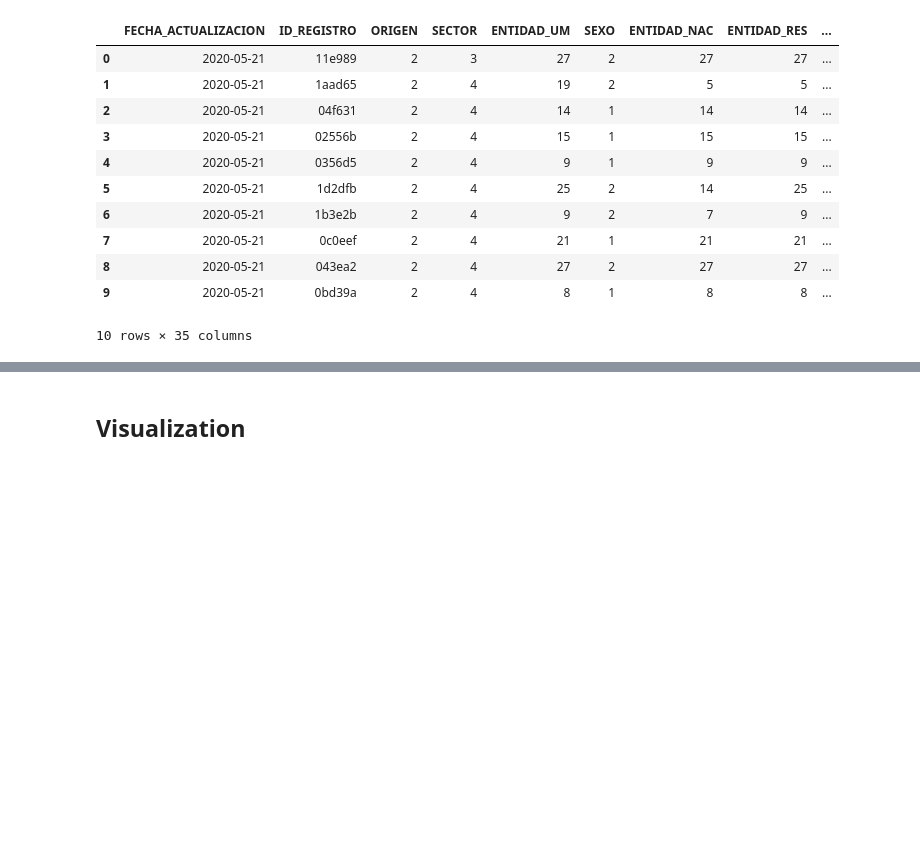
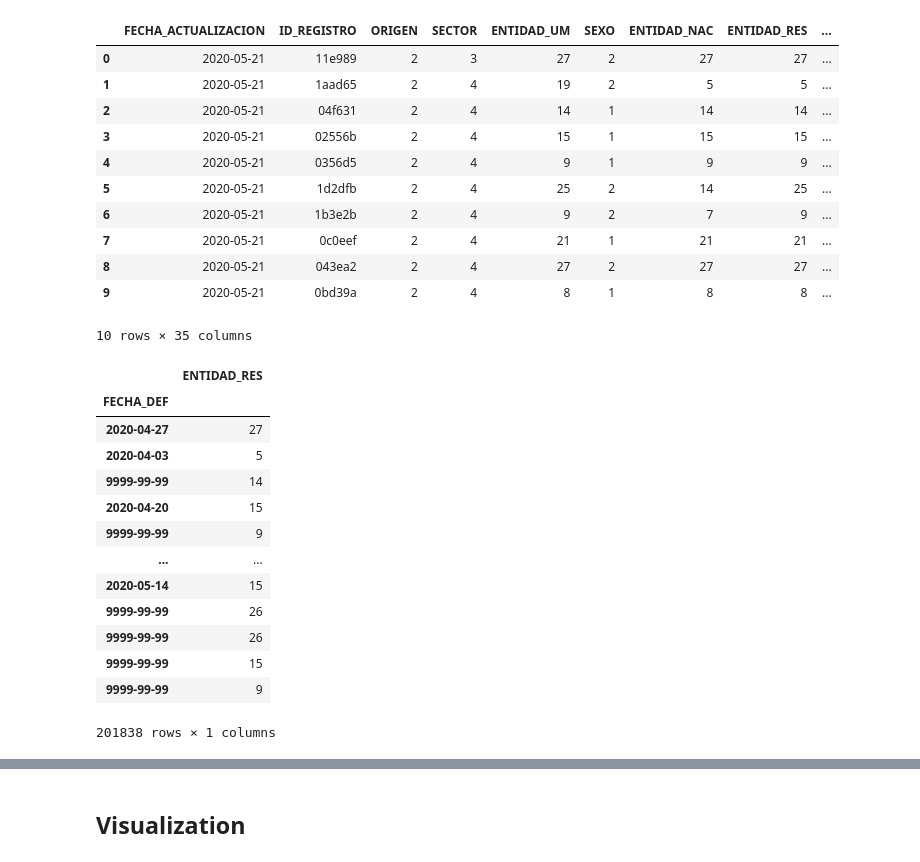
Before and after one commit to alejandropuerto/covid-19-death-comparison, a Jupyter notebook: covid-19 death comparison cdmx.ipynb, the cells around one changed output, grey strips where cells are left out. Cells and saved outputs as stored; diff of their text form; code cells hidden in the pictures; blank space fills up the shorter version.

```diff
--- a/covid-19 death comparison cdmx.ipynb
+++ b/covid-19 death comparison cdmx.ipynb
@@ -101,6 +101,23 @@ covid19_oficial.head(10)
 | 9 | 2020-05-21 | 0bd39a | 2 | 4 | 8 | 1 | 8 | 8 | ... |
 10 rows × 35 columns
 # %%
-temp = covid19_oficial[['FECHA_DEF']]
+temp = covid19_oficial[['FECHA_DEF', 'ENTIDAD_RES']]
 # %%
 temp = temp.set_index('FECHA_DEF')
+# %%
+temp
+# %% [output]
+|  | ENTIDAD_RES |
+| FECHA_DEF |  |
+| 2020-04-27 | 27 |
+| 2020-04-03 | 5 |
+| 9999-99-99 | 14 |
+| 2020-04-20 | 15 |
+| 9999-99-99 | 9 |
+| ... | ... |
+| 2020-05-14 | 15 |
+| 9999-99-99 | 26 |
+| 9999-99-99 | 26 |
+| 9999-99-99 | 15 |
+| 9999-99-99 | 9 |
+201838 rows × 1 columns
```
Also changed, not shown: parts of 17 cells of this notebook.
